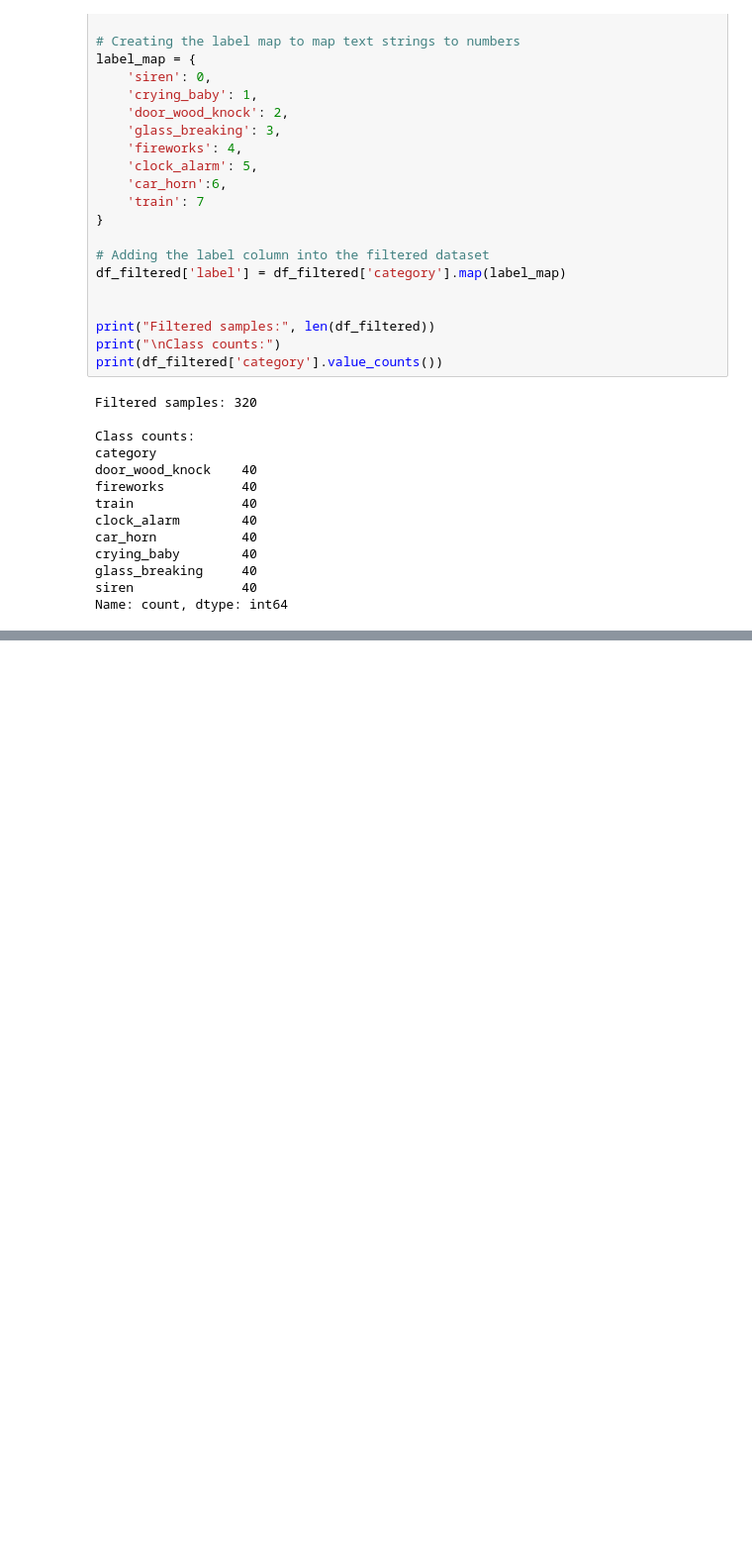
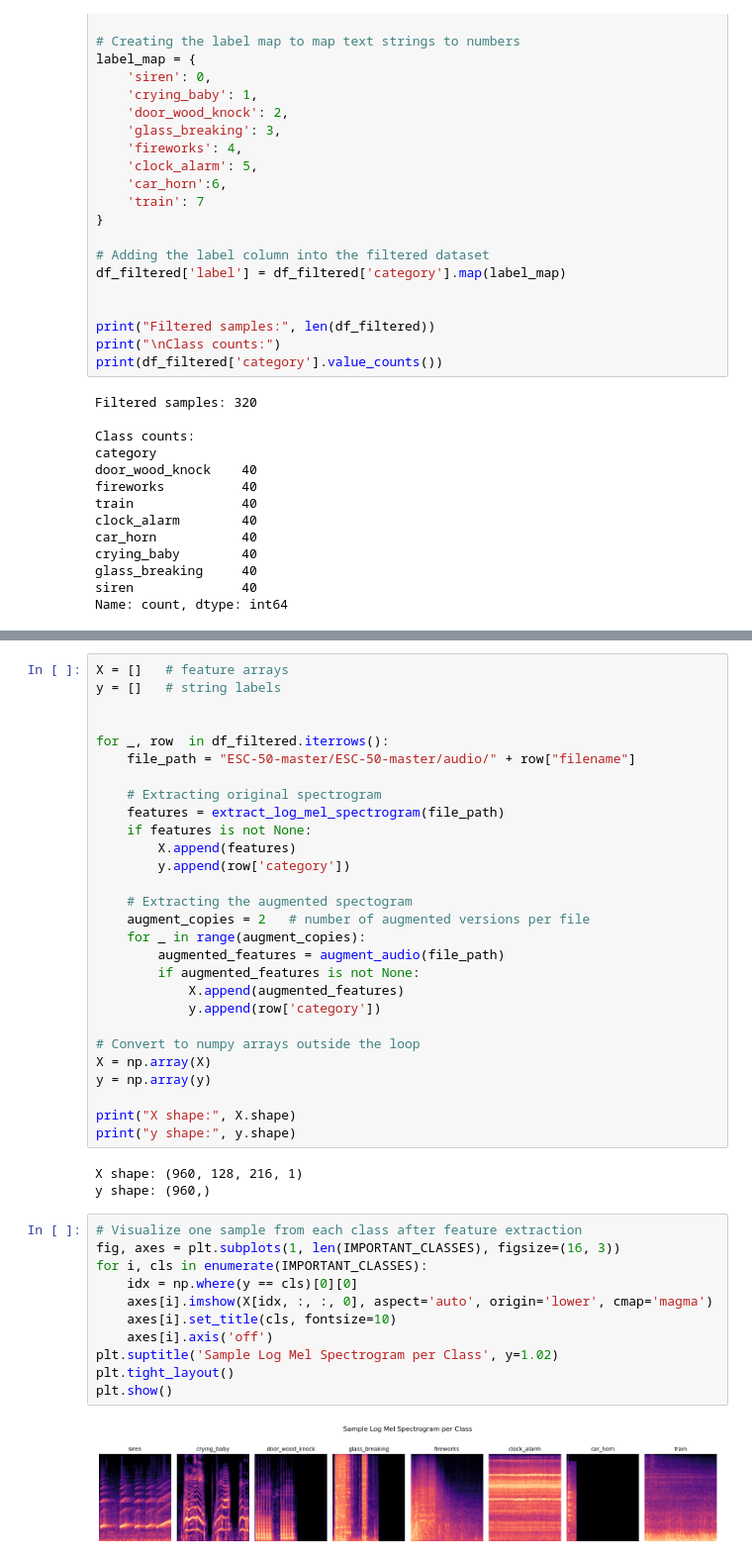
Before and after one commit to aaronnnngurung/Sound-Classification-, a Jupyter notebook: ml/ml-R.ipynb, the cells around one changed output, grey strips where cells are left out. Shown at 99% size. Drawn from its saved outputs; the diff is of its cells as text; blank space fills up the shorter version.

```diff
--- a/ml/ml-R.ipynb
+++ b/ml/ml-R.ipynb
@@ -118,0 +249,44 @@ Name: count, dtype: int64
+# %%
+X = []   # feature arrays
+y = []   # string labels
+
+
+for _, row  in df_filtered.iterrows():
+    file_path = "ESC-50-master/ESC-50-master/audio/" + row["filename"]
+
+    # Extracting original spectrogram
+    features = extract_log_mel_spectrogram(file_path)
+    if features is not None:
+        X.append(features)
+        y.append(row['category'])
+
+    # Extracting the augmented spectogram
+    augment_copies = 2   # number of augmented versions per file
+    for _ in range(augment_copies):
+        augmented_features = augment_audio(file_path)
+        if augmented_features is not None:
+            X.append(augmented_features)
+            y.append(row['category'])
+
+# Convert to numpy arrays outside the loop
+X = np.array(X)
+y = np.array(y)
+
+print("X shape:", X.shape)
+print("y shape:", y.shape)
+# %% [output]
+X shape: (960, 128, 216, 1)
+y shape: (960,)
+# %%
+# Visualize one sample from each class after feature extraction
+fig, axes = plt.subplots(1, len(IMPORTANT_CLASSES), figsize=(16, 3))
+for i, cls in enumerate(IMPORTANT_CLASSES):
+    idx = np.where(y == cls)[0][0]
+    axes[i].imshow(X[idx, :, :, 0], aspect='auto', origin='lower', cmap='magma')
+    axes[i].set_title(cls, fontsize=10)
+    axes[i].axis('off')
+plt.suptitle('Sample Log Mel Spectrogram per Class', y=1.02)
+plt.tight_layout()
+plt.show()
+# %% [output]
+[figure, added]
```
Also changed, not shown: parts of 9 cells of this notebook.
